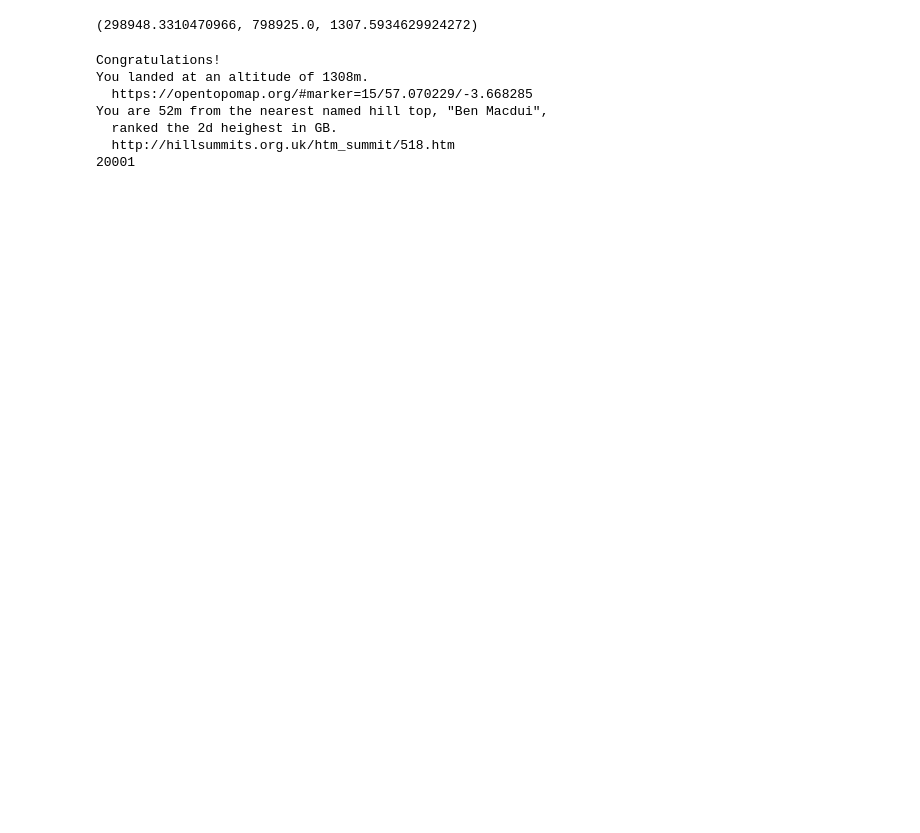
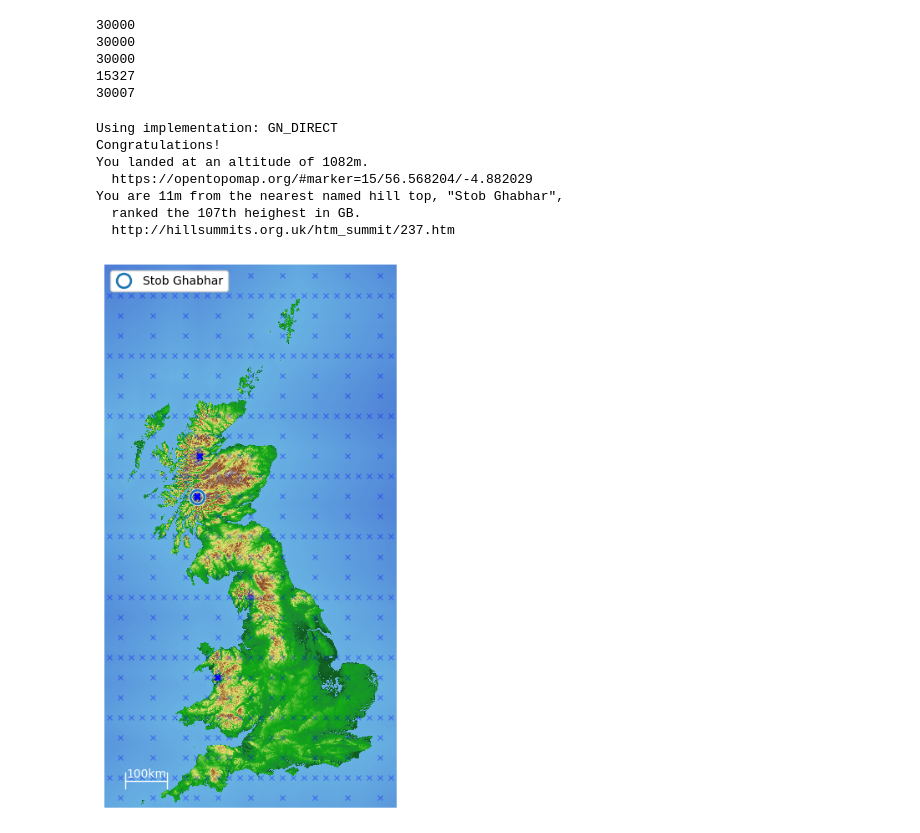
Before and after one commit to EricWay1024/EricSummer2022, a Jupyter notebook: DIRECT.ipynb, the cells around one changed output. Drawn from its saved outputs; the diff is of its cells as text; code cells hidden in the pictures; blank space fills up the shorter version.

```diff
--- a/DIRECT.ipynb
+++ b/DIRECT.ipynb
@@ -94,15 +96,0 @@ z = opt.last_optimum_value()
-# %%
-x, y, f(x, y)
-# %% [output]
-(298948.3310470966, 798925.0, 1307.5934629924272)
-# %%
-nevis.print_result(x, y, z)
-print(len(points))
-# %% [output]
-Congratulations!
-You landed at an altitude of 1308m.
-  https://opentopomap.org/#marker=15/57.070229/-3.668285
-You are 52m from the nearest named hill top, "Ben Macdui",
-  ranked the 2d heighest in GB.
-  http://hillsummits.org.uk/htm_summit/518.htm
-20001
@@ -111,0 +97,45 @@ hill, d = nevis.Hill.nearest(c)
+# %%
+methods = [
+    'GN_DIRECT',
+    'GN_DIRECT_L',
+    'GN_DIRECT_L_RAND',
+    'GN_ORIG_DIRECT',
+    'GN_ORIG_DIRECT_L',
+]
+
+results = []
+
+for method_name in methods:
+    method = eval(f'nlopt.{method_name}')
+    x, y, z, points, pre_max = run(method)
+    c = nevis.Coords(gridx=x, gridy=y)
+    hill, d = nevis.Hill.nearest(c)
+    results.append((method_name, x, y, z, hill, d, points, pre_max))
+# %% [output]
+30000
+30000
+30000
+15327
+30007
+# %%
+method_name, x, y, z, hill, d, points, pre_max = results[0]
+print('Using implementation:', method_name)
+nevis.print_result(x, y, z)
+
+nevis.plot(
+    labels={
+        hill.name: hill.coords
+    },
+    points=np.array(points),
+    zoom=1/40
+)
+plt.show()
+# %% [output]
+Using implementation: GN_DIRECT
+Congratulations!
+You landed at an altitude of 1082m.
+  https://opentopomap.org/#marker=15/56.568204/-4.882029
+You are 11m from the nearest named hill top, "Stob Ghabhar",
+  ranked the 107th heighest in GB.
+  http://hillsummits.org.uk/htm_summit/237.htm
+[figure, added]
```
Also changed, not shown: parts of 19 cells of this notebook.
